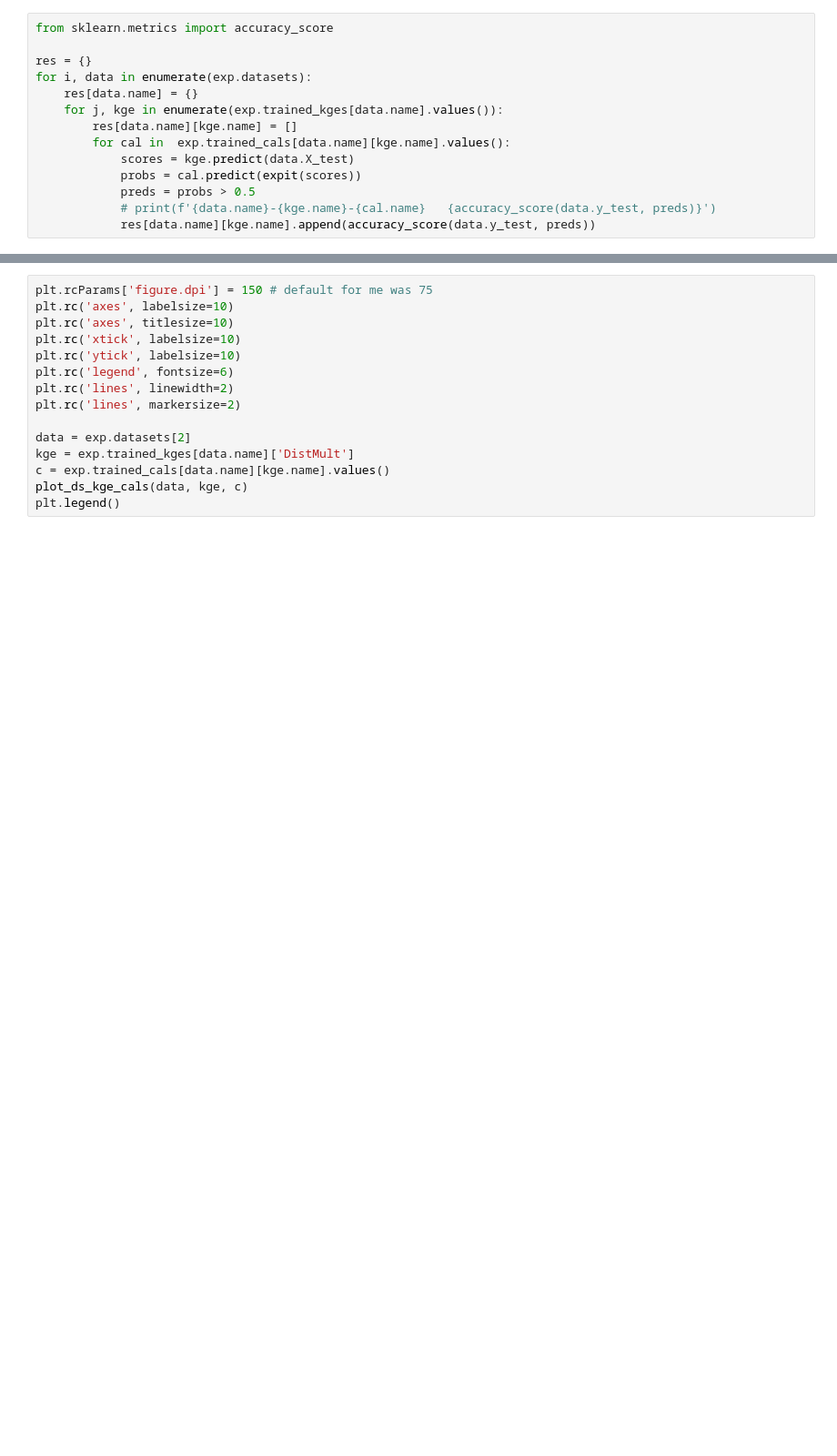
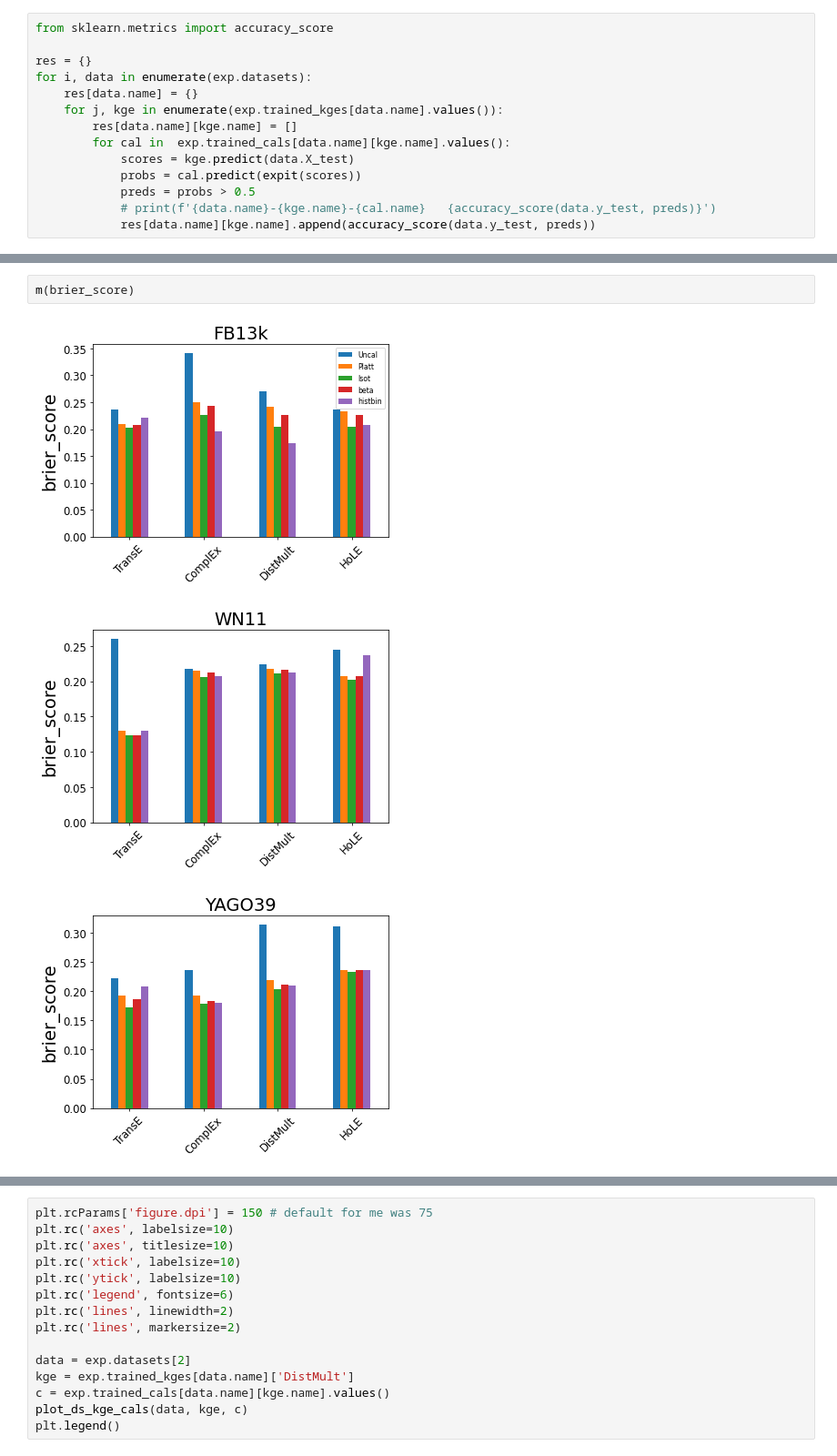
Before and after one commit to TREAT-UOE/kgcal, a Jupyter notebook: notebooks/exp4-2.ipynb, the cells around one changed output, grey strips where cells are left out. Shown: that part at 91% size. Saved outputs shown, nothing was run; the diff lists cells and outputs as text; blank space fills up the shorter version.

```diff
--- a/notebooks/exp4-2.ipynb
+++ b/notebooks/exp4-2.ipynb
@@ -140,0 +186,6 @@ for k in res.keys():
+# %%
+m(brier_score)
+# %% [output]
+[figure, added]
+[figure, added]
+[figure, added]
```
Also changed, not shown: parts of 9 cells of this notebook, 53 other files.
